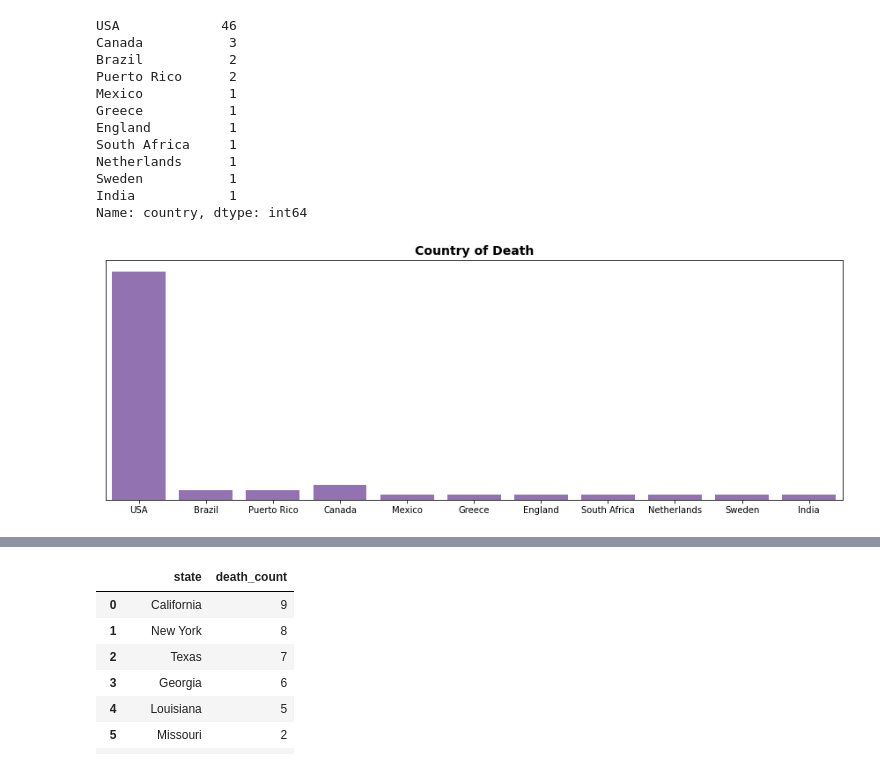
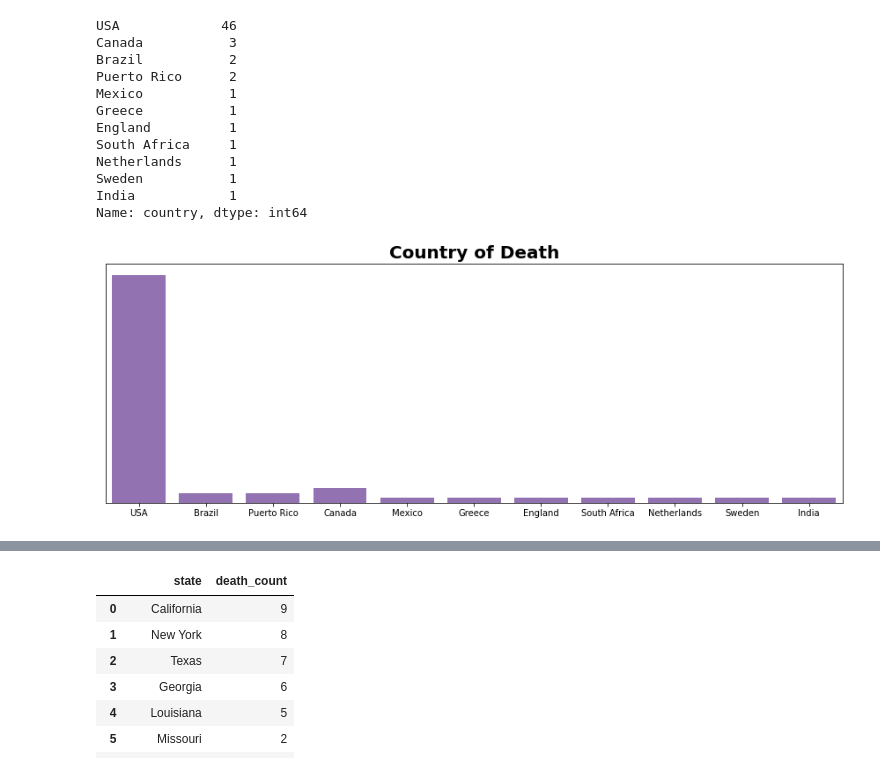
Before and after one commit to AviatorIfeanyi/murdered_hip_hop_rappers, a Jupyter notebook: 2_analysis/hip_hip_singers_death.ipynb, the cells around one changed output, grey strips where cells are left out. Cells and saved outputs as stored; diff of their text form; code cells hidden in the pictures.

```diff
--- a/2_analysis/hip_hip_singers_death.ipynb
+++ b/2_analysis/hip_hip_singers_death.ipynb
@@ -52,13 +54,13 @@ Name: country, dtype: int64
 # %%
 plt.figure(figsize=(15,5))
 sns.countplot(data=hip_hop_death_df, x='country', color=base_color)
-plt.title('Country of Death', fontsize=14, fontweight='bold')
+plt.title('Country of Death', fontsize=20, fontweight='bold')
 plt.xlabel('')
 plt.ylabel('')
 plt.yticks([])
 plt.show()
 # %% [output]
-[figure, old version]
+[figure, new version]
 # %%
 death_trend = "select year, count(*) as number_of_deaths from hip_hop_death_df group by year order by year desc"
 
```
Also changed, not shown: parts of 5 cells of this notebook, 7 other files.
